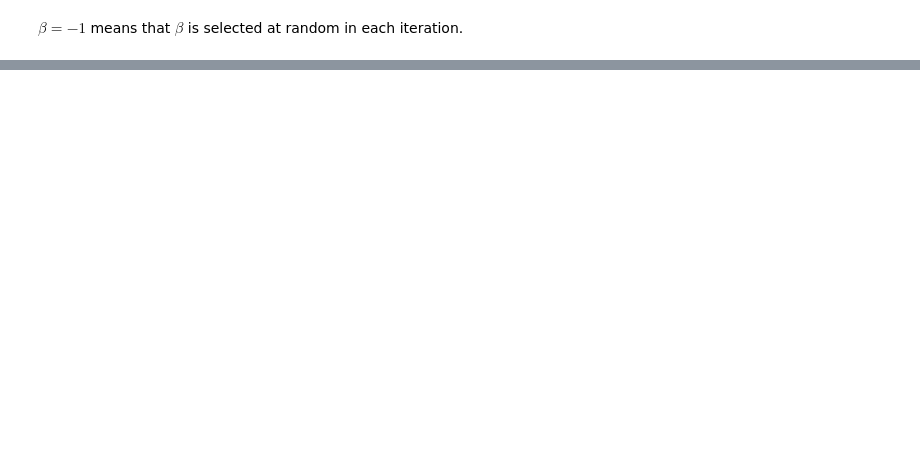
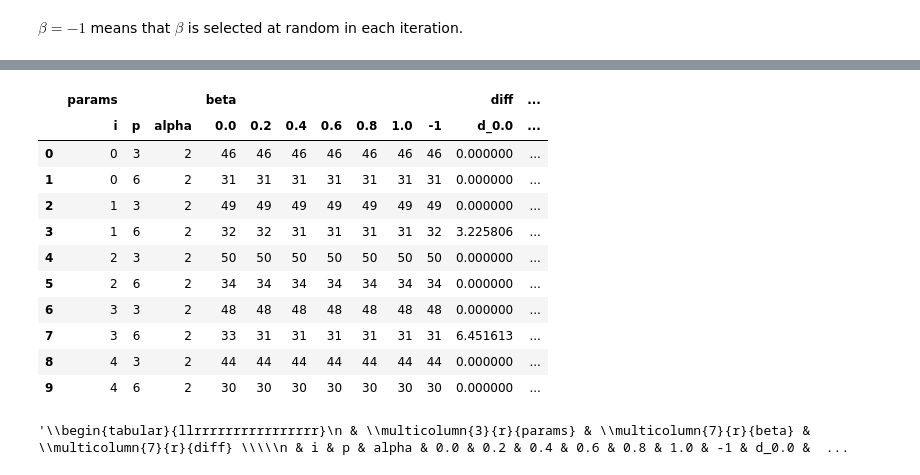
Before and after one commit to netotz/alpha-neighbor-p-center-problem, a Jupyter notebook: anpcp/igrasp_betas.ipynb, the cells around one changed output, grey strips where cells are left out. Saved outputs shown, nothing was run; the diff lists cells and outputs as text; code cells hidden in the pictures; blank space fills up the shorter version.

Commit message:
feat(grasp): format dataframe results of betas experiment

```diff
--- a/anpcp/igrasp_betas.ipynb
+++ b/anpcp/igrasp_betas.ipynb
@@ -62,0 +69,28 @@ pd.DataFrame(data.values(), index=data.keys())
+# %%
+org = pd.concat(
+    {
+        "params": betas.iloc[:, 0:3],
+        "beta": betas.iloc[:, 3:10],
+        "diff": betas.iloc[:, 10:],
+    },
+    axis=1
+)
+highlighted = org.style.highlight_max(org.columns[3:9], axis=1, props="font-weight:bold;")
+highlighted
+# %% [output]
+|  | params |  |  | beta |  |  |  |  |  |  | diff | ... |
+|  | i | p | alpha | 0.0 | 0.2 | 0.4 | 0.6 | 0.8 | 1.0 | -1 | d_0.0 | ... |
+| 0 | 0 | 3 | 2 | 46 | 46 | 46 | 46 | 46 | 46 | 46 | 0.000000 | ... |
+| 1 | 0 | 6 | 2 | 31 | 31 | 31 | 31 | 31 | 31 | 31 | 0.000000 | ... |
+| 2 | 1 | 3 | 2 | 49 | 49 | 49 | 49 | 49 | 49 | 49 | 0.000000 | ... |
+| 3 | 1 | 6 | 2 | 32 | 32 | 31 | 31 | 31 | 31 | 32 | 3.225806 | ... |
+| 4 | 2 | 3 | 2 | 50 | 50 | 50 | 50 | 50 | 50 | 50 | 0.000000 | ... |
+| 5 | 2 | 6 | 2 | 34 | 34 | 34 | 34 | 34 | 34 | 34 | 0.000000 | ... |
+| 6 | 3 | 3 | 2 | 48 | 48 | 48 | 48 | 48 | 48 | 48 | 0.000000 | ... |
+| 7 | 3 | 6 | 2 | 33 | 31 | 31 | 31 | 31 | 31 | 31 | 6.451613 | ... |
+| 8 | 4 | 3 | 2 | 44 | 44 | 44 | 44 | 44 | 44 | 44 | 0.000000 | ... |
+| 9 | 4 | 6 | 2 | 30 | 30 | 30 | 30 | 30 | 30 | 30 | 0.000000 | ... |
+# %%
+highlighted.to_latex(convert_css=True)
+# %% [output]
+'\\begin{tabular}{llrrrrrrrrrrrrrrrr}\n & \\multicolumn{3}{r}{params} & \\multicolumn{7}{r}{beta} & \\multicolumn{7}{r}{diff} \\\\\n & i & p & alpha & 0.0 & 0.2 & 0.4 & 0.6 & 0.8 & 1.0 & -1 & d_0.0 &  ...
```
Also changed, not shown: parts of 7 cells of this notebook.
